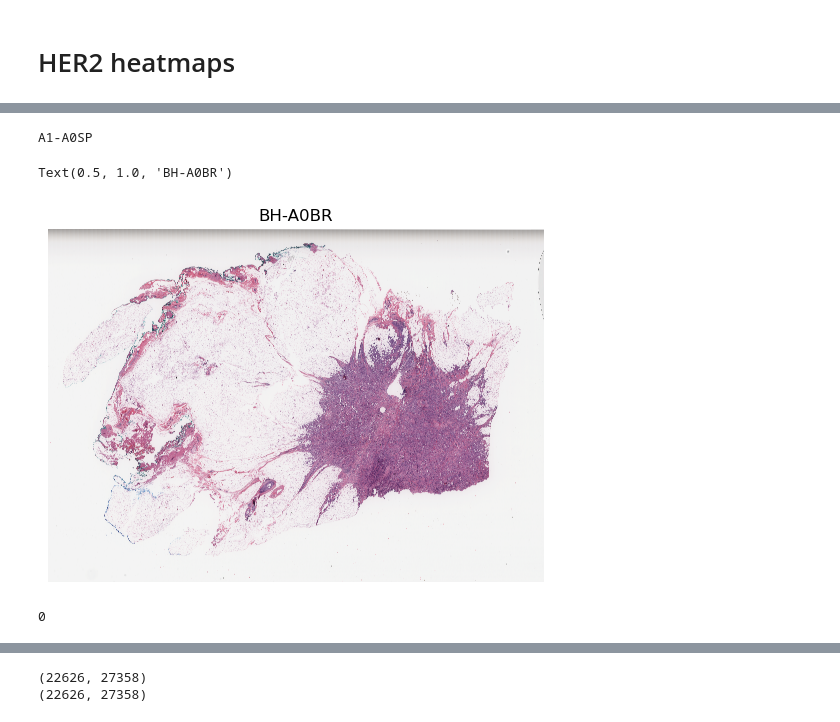
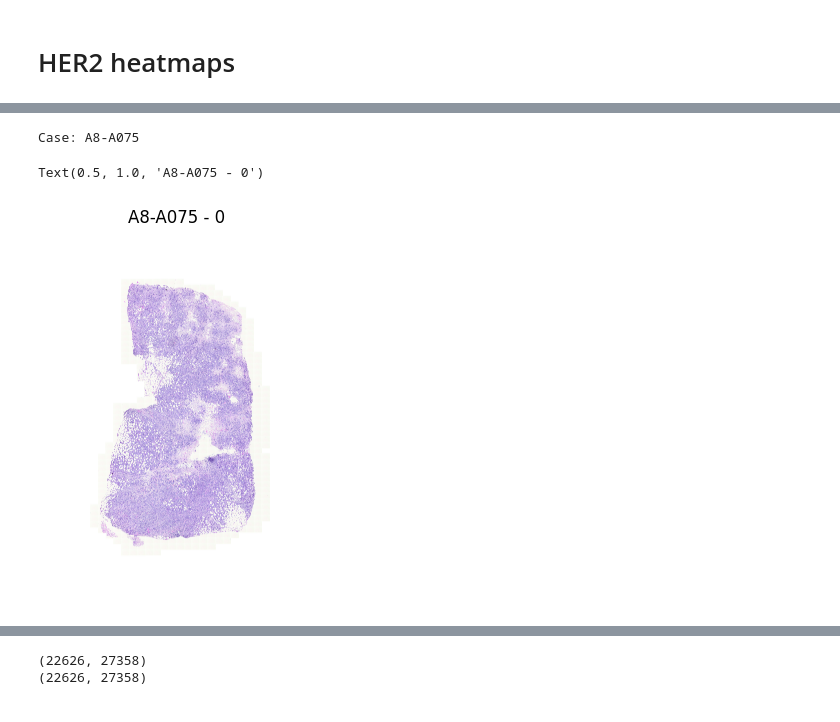
Before and after one commit to Alexandra-Smith/masters, a Jupyter notebook: notebooks/11-heatmaps.ipynb, the cells around one changed output, grey strips where cells are left out. Saved outputs shown, nothing was run; the diff lists cells and outputs as text; code cells hidden in the pictures.

Commit message:
edit code for heatmaps

```diff
--- a/notebooks/11-heatmaps.ipynb
+++ b/notebooks/11-heatmaps.ipynb
@@ -970,19 +1097,0 @@ InceptionResnetV2(
-# %%
-import json
-# Read from datasplit.json file
-file_path='/Users/alexandrasmith/Desktop/Workspace/Projects/masters/models/data_splits/lunar-hill-102.json' # change
-with open(file_path, 'r') as json_file:
-    datasplit = json.load(json_file)
-# Get cases used in testing split
-cases_list=[]
-for entry in datasplit['test']:
-    e = entry.split('/')[-1]
-    cases_list.append(e)
-
-# load image
-SEED=None
-case, sld, slide = choose_random_image(cases_list, SEED)
-image_size = slide.shape
-print(case)
-# %% [output]
-A1-A0SP
@@ -989,27 +1145,34 @@ A1-A0SP
+# %%
+import json
+
+case = cases_list[3]
+
+mac_dir = '/Volumes/AlexS/MastersData/SVS files/'
+# List all files in the directory
+file_list = os.listdir(mac_dir)
+
+cases = [img_path.split('/')[-1] for img_path in cases_list]
+# Choose random image file
+# random_case = random.choice(cases)
+
+case_id = 'TCGA-' + case + '-01Z-00-DX1'
+img_path = [file for file in file_list if file.startswith(case_id)][0]
+
+slide_path = os.path.join(mac_dir, img_path)
+sld = open_slide(slide_path)
+slide_props = sld.properties
+slide_width = int(slide_props['openslide.level[1].width']); slide_height = int(slide_props['openslide.level[1].height']) # dimensions at 10X magnification
+slide = np.array(sld.get_thumbnail(size=(slide_width, slide_height)))
+
+print(f"Case: {case}")
+# %% [output]
+Case: A8-A075
 # %%
 plt.imshow(slide)
 plt.axis('off')
-plt.title(case) #BH-A0DG
+plt.title(case + " - " + str(dict[case]))
 # %% [output]
-Text(0.5, 1.0, 'BH-A0BR')
+Text(0.5, 1.0, 'A8-A075 - 0')
-[figure, old version]
+[figure, new version]
-# %%
-import pandas as pd
-file_path = '/Users/alexandrasmith/Desktop/Workspace/Projects/masters/data/raw/HER2DataInfo.xlsx'
-# file_path = '/home/21576262@su/masters/data/HER2DataInfo.xlsx'
-df = pd.read_excel(file_path)
-
-df.drop(df.index[-2:], inplace=True)
-
-df['Case ID'] = df['Case ID'].str.replace('TCGA-','')
-df['Case ID'] = df['Case ID'].str.replace('-01Z-00-DX1','')
-
-df['Clinical.HER2.status'] = df['Clinical.HER2.status'].map({'Negative': 0, 'Positive': 1}).astype(int)
-
-dict = df.set_index('Case ID').to_dict()['Clinical.HER2.status']
-
-print(dict[case])
-# %% [output]
-0
 # %%
 image_size = slide.shape
```
Also changed, not shown: parts of 21 cells of this notebook.
